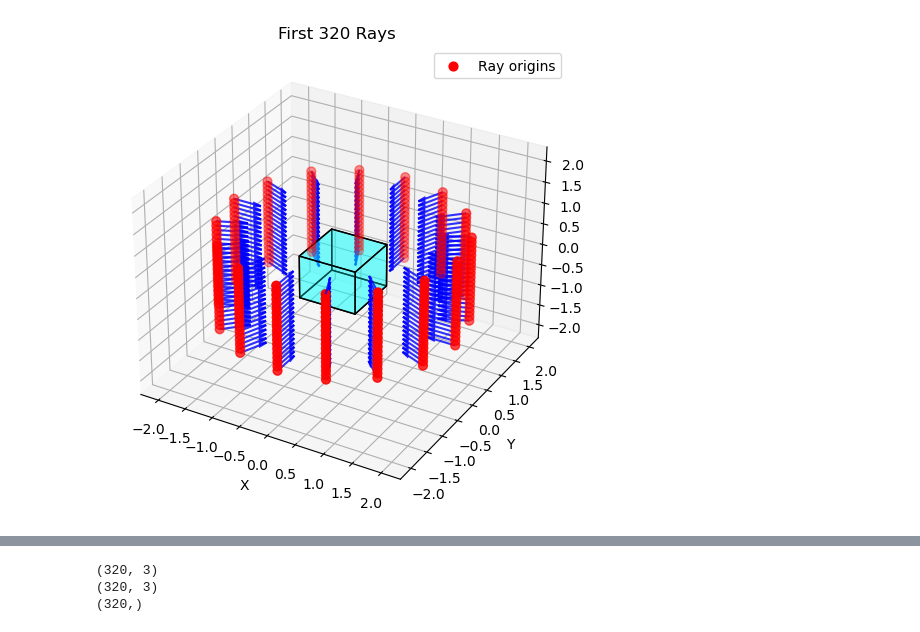
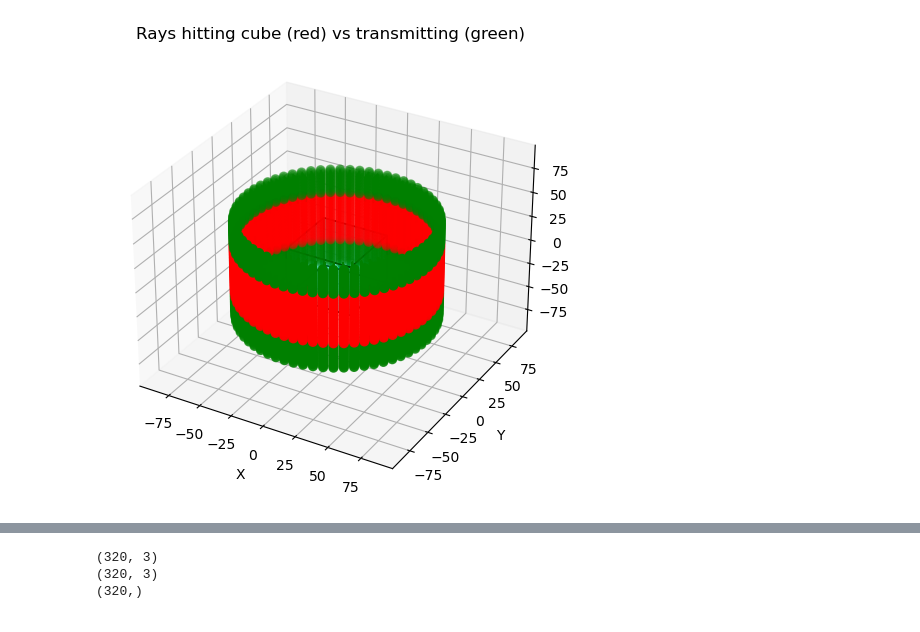
Before and after one commit to marcosolime/sim-carving, a Jupyter notebook: exp.ipynb, the cells around one changed output, grey strips where cells are left out. Cells and saved outputs as stored; diff of their text form; code cells hidden in the pictures.

Commit message:
naive reconstruction from lengths

```diff
--- a/exp.ipynb
+++ b/exp.ipynb
@@ -25,6 +17,12 @@ True
 # %%
-# ray generator (cylindrical)
 def generate_rays(radius, height, n_theta, n_z):
+    """
+    Generates 3D rays on a cylinder around the origin
+
+    Returns:
+      - The origins and directions of the rays
+    """
+
     thetas = np.linspace(0, 2*np.pi, n_theta, endpoint=False)   # n_theta angles around the cube
     zs = np.linspace(-height/2, height/2, n_z)                  # n_z rows of rays from -height/2 to height/2
 
@@ -36,5 +34,3 @@ def generate_rays(radius, height, n_theta, n_z):
             origins.append([x, y, z])
             directions.append([-x, -y, 0.0]) # direction: inward to axis, no z component
     return np.array(origins), np.array(directions)
-# %%
-origins, directions = generate_rays(RADIUS, HEIGHT, N_THETA, N_Z) # shape: (360, 3), (360, 3)
@@ -40,0 +131,6 @@ origins, directions = generate_rays(RADIUS, HEIGHT, N_THETA, N_Z) # shape: (360,
+# %%
+# isolate different quantities
+hit_mask = data[:, :, 0]
+lengths  = data[:, :, 1]
+I_s_map  = data[:, :, 2]
+I_f_map  = data[:, :, 3]
@@ -41,65 +155,79 @@ origins, directions = generate_rays(RADIUS, HEIGHT, N_THETA, N_Z) # shape: (360,
 # %%
 import matplotlib.pyplot as plt
-from mpl_toolkits.mplot3d import Axes3D
+from mpl_toolkits.mplot3d.art3d import Poly3DCollection
 import numpy as np
 
-def plot_first_rays(origins, directions, n_theta, cube_size, arrow_length=0.5):
+def plot_rays_with_cube(origins, directions, data, arrow_length=10.0, cube_size=1.0):
     """
-    Plot the first N_THETA rays from given origins and directions.
-    Each ray is drawn as an arrow pointing inward toward the center.
+    Visualize rays and a cube.
+
+    Parameters:
+      origins, directions : arrays of shape (N, 3)
+      data : (n_z, n_theta, 4) array OR (n_z, n_theta) hit_mask
+             - if 3D: uses data[..., 0] as hit_mask
+             - if 2D: uses it directly as hit_mask
+      arrow_length : visual ray length
+      cube_size : physical cube edge length (for scaling)
     """
-    # take the first n_theta rays
-    O = origins[:n_theta]
-    D = directions[:n_theta]
+    # --- get hit mask
+    if data.ndim == 3:
+        hit_mask = data[..., 0]
+    elif data.ndim == 2:
+        hit_mask = data
+    else:
+        raise ValueError("data must be (n_z, n_theta) or (n_z, n_theta, 4)")
 
-    fig = plt.figure(figsize=(6,6))
-    ax = fig.add_subplot(111, projection="3d")
+    hit_mask_flat = hit_mask.flatten()
 
-    # plot ray origins
-    ax.scatter(O[:,0], O[:,1], O[:,2], color="red", s=40, label="Ray origins")
+    # --- set up figure
+    fig = plt.figure(figsize=(5, 5))
+    ax = fig.add_subplot(111, projection='3d')
 
-    # plot arrows for each ray direction
-    for o, d in zip(O, D):
-        ax.quiver(o[0], o[1], o[2], d[0], d[1], d[2],
-                  length=arrow_length, normalize=True, color="blue", alpha=0.8)
-
-     # draw the cube
-    half = cube_size / 2
+    # --- draw cube
+    half = cube_size / 2.0
     vertices = np.array([[-half, -half, -half],
                          [ half, -half, -half],
                          [ half,  half, -half],
                          [-half,  half, -half],
                          [-half, -half,  half],
                          [ half, -half,  half],
                          [ half,  half,  half],
                          [-half,  half,  half]])
 
     faces = [[vertices[j] for j in [0,1,2,3]],
              [vertices[j] for j in [4,5,6,7]],
              [vertices[j] for j in [0,1,5,4]],
              [vertices[j] for j in [2,3,7,6]],
              [vertices[j] for j in [1,2,6,5]],
              [vertices[j] for j in [4,7,3,0]]]
 
     cube = Poly3DCollection(faces, facecolors='cyan', edgecolors='k', alpha=0.3)
     ax.add_collection3d(cube)
 
-    # mark the center
-    #ax.scatter(0, 0, 0, color="black", s=80, label="Center")
+    # --- determine colors
+    # hit = red (blocked), no hit = green (transmitted)
+    colors = np.where(hit_mask_flat == 1, 'red', 'green')
 
-    # equal scaling
-    max_range = np.max(np.linalg.norm(O, axis=1))
+    # --- plot rays
+    for o, d, c in zip(origins, directions, colors):
+        ax.quiver(o[0], o[1], o[2], d[0], d[1], d[2],
+                  length=arrow_length, normalize=True, color=c, alpha=0.8)
+
+    # --- plot origins (matching colors)
+    ax.scatter(origins[:, 0], origins[:, 1], origins[:, 2], c=colors, s=40)
+
+    # --- axes setup
+    max_range = np.max(np.linalg.norm(origins, axis=1)) * 1.1
     for axis in 'xyz':
         getattr(ax, f'set_{axis}lim')([-max_range, max_range])
 
     ax.set_xlabel("X")
     ax.set_ylabel("Y")
     ax.set_zlabel("Z")
-    ax.set_title(f"First {n_theta} Rays")
-    ax.legend()
+    ax.set_title("Rays hitting cube (red) vs transmitting (green)")
+    plt.tight_layout()
     plt.show()
 
-# Example usage:
-plot_first_rays(origins, directions, N_THETA*N_Z, CUBE_SIZE)
+plot_rays_with_cube(origins, directions, data, cube_size=cube_size)
 # %% [output]
-[figure, old version]
+[figure, new version]
```
Also changed, not shown: parts of 22 cells of this notebook, 3 other files.
